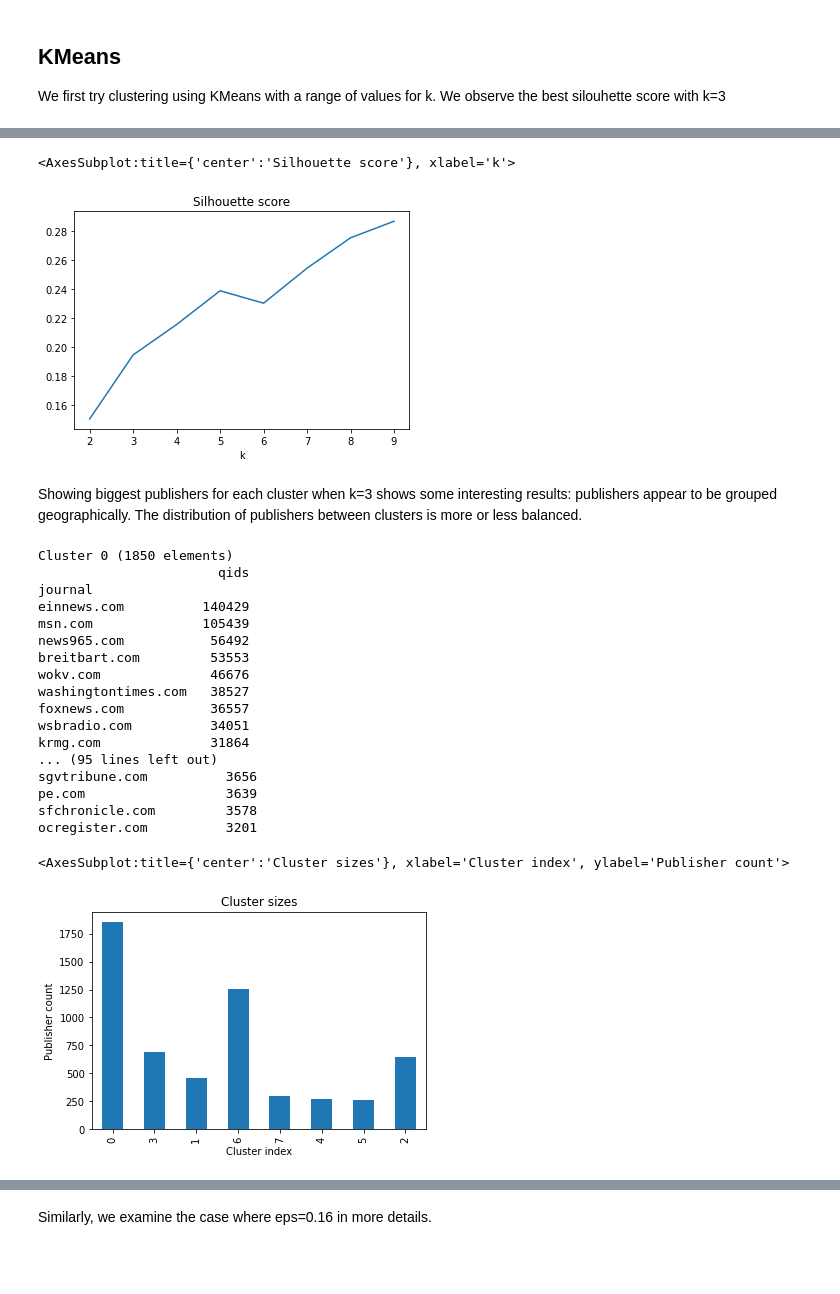
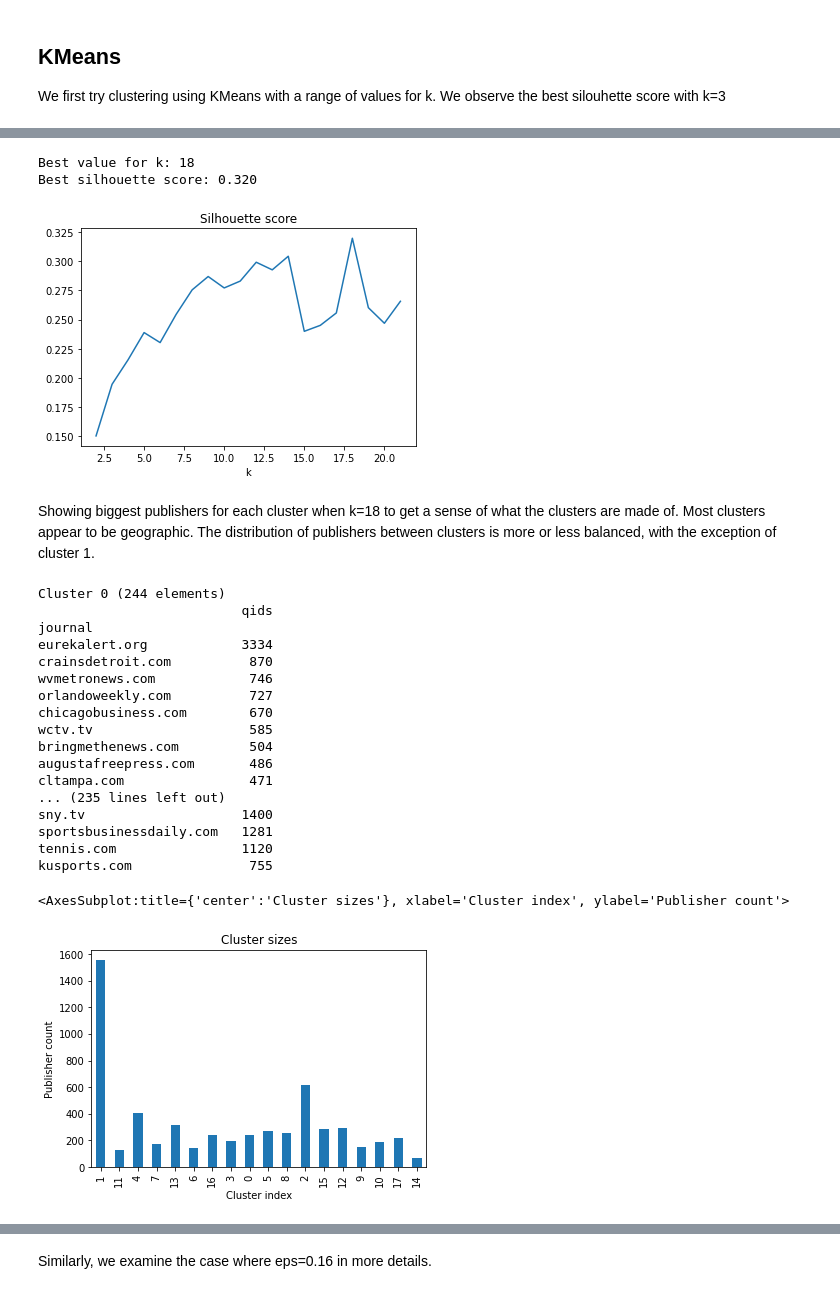
Before and after one commit to epfl-ada/ada-2021-project-improvise-adapt-overcome, a Jupyter notebook: src/clustering.ipynb, the cells around one changed output, grey strips where cells are left out. Cells and saved outputs as stored; diff of their text form; code cells hidden in the pictures; blank space fills up the shorter version.

```diff
--- a/src/clustering.ipynb
+++ b/src/clustering.ipynb
@@ -166,7 +174,7 @@ X_2d = PCA(n_components=2).fit_transform(X_intermediate)
 
 We first try clustering using KMeans with a range of values for k. We observe the best silouhette score with k=3
 # %%
-k_list = range(2, 10)
+k_list = range(2, 22)
 
 kmeans_labels = [kmeans(X_intermediate, k) for k in k_list]
 kmeans_titles = [f"k = {k}" for k in k_list]
@@ -177,32 +187,39 @@ plot_clusters(X_2d, kmeans_labels, kmeans_titles, 2, 4)
 # %%
-pd.Series(index=k_list, data=[s_score(X_intermediate, labels) for labels in kmeans_labels]).plot(title="Silhouette score", xlabel="k")
+silhouette_scores = pd.Series(index=k_list, data=[s_score(X_intermediate, labels) for labels in kmeans_labels])
+
+best_k = silhouette_scores.idxmax()
+best_score = silhouette_scores.max()
+silhouette_scores.plot(title="Silhouette score", xlabel="k")
+print(f"Best value for k: {best_k}")
+print(f"Best silhouette score: {best_score:0.3f}")
 # %% [output]
-<AxesSubplot:title={'center':'Silhouette score'}, xlabel='k'>
+Best value for k: 18
+Best silhouette score: 0.320
-[figure, old version]
+[figure, new version]
 # %% [markdown]
-Showing biggest publishers for each cluster when k=3 shows some interesting results: publishers appear to be grouped geographically. The distribution of publishers between clusters is more or less balanced.
+Showing biggest publishers for each cluster when k=18 to get a sense of what the clusters are made of. Most clusters appear to be geographic. The distribution of publishers between clusters is more or less balanced, with the exception of cluster 1.
 # %%
 media_count = df.groupby("journal").count()
-clusters_top_elements(kmeans_labels[6], media_count)
-pd.Series(Counter(kmeans_labels[6])).plot.bar(title="Cluster sizes", xlabel="Cluster index", ylabel="Publisher count")
+clusters_top_elements(kmeans_labels[best_k - 2], media_count)
+pd.Series(Counter(kmeans_labels[best_k - 2])).plot.bar(title="Cluster sizes", xlabel="Cluster index", ylabel="Publisher count")
 # %% [output]
-Cluster 0 (1850 elements)
-                       qids
+Cluster 0 (244 elements)
+                          qids
 journal
-einnews.com          140429
-msn.com              105439
-news965.com           56492
-breitbart.com         53553
-wokv.com              46676
-washingtontimes.com   38527
-foxnews.com           36557
-wsbradio.com          34051
-krmg.com              31864
-... (95 lines left out)
-sgvtribune.com          3656
-pe.com                  3639
-sfchronicle.com         3578
-ocregister.com          3201
+eurekalert.org            3334
+crainsdetroit.com          870
+wvmetronews.com            746
+orlandoweekly.com          727
+chicagobusiness.com        670
+wctv.tv                    585
+bringmethenews.com         504
+augustafreepress.com       486
+cltampa.com                471
+... (235 lines left out)
+sny.tv                    1400
+sportsbusinessdaily.com   1281
+tennis.com                1120
+kusports.com               755
 <AxesSubplot:title={'center':'Cluster sizes'}, xlabel='Cluster index', ylabel='Publisher count'>
-[figure, old version]
+[figure, new version]
 # %% [markdown]
```
Also changed, not shown: parts of 20 cells of this notebook.
